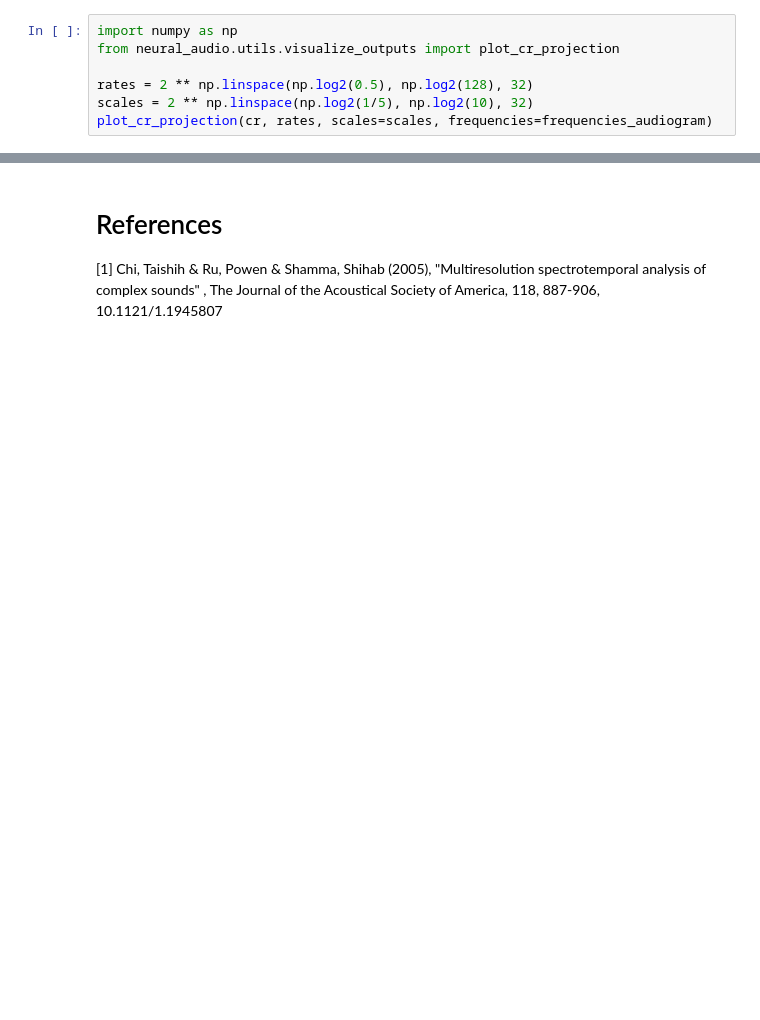
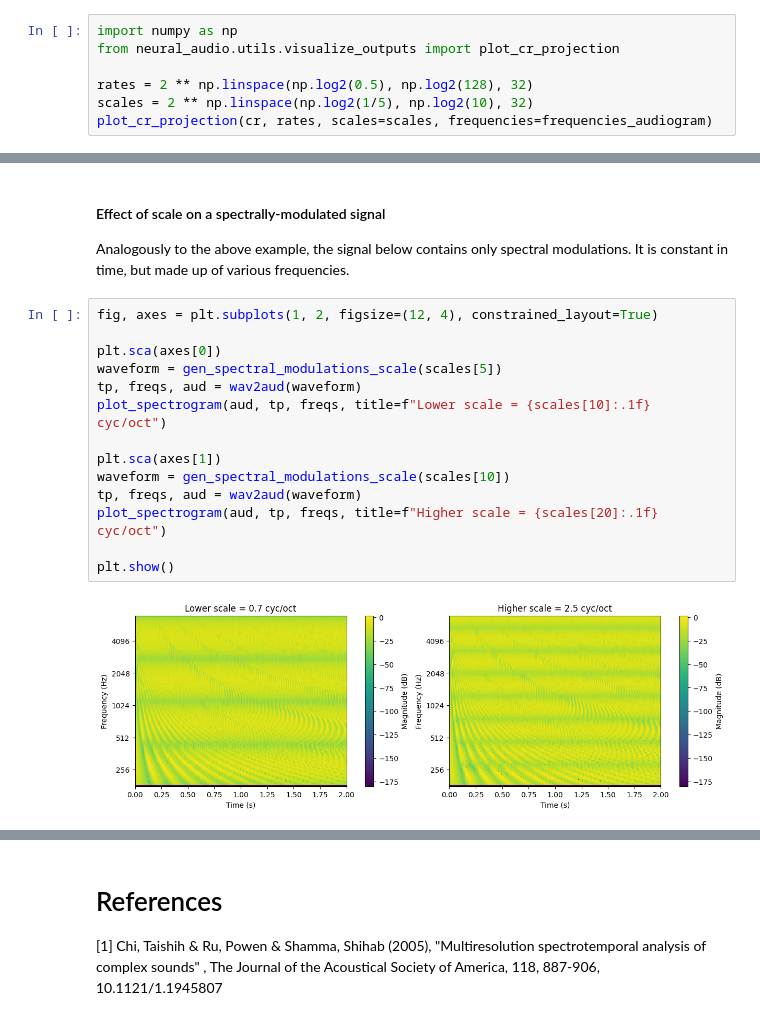
Before and after one commit to ninocapipoca/neural_audio, a Jupyter notebook: tutorials/Tutorial 2 - aud2cor.ipynb, the cells around one changed output, grey strips where cells are left out. Drawn from its saved outputs; the diff is of its cells as text; blank space fills up the shorter version.

```diff
--- a/tutorials/Tutorial 2 - aud2cor.ipynb
+++ b/tutorials/Tutorial 2 - aud2cor.ipynb
@@ -132,0 +191,19 @@ plot_cr_projection(cr, rates, scales=scales, frequencies=frequencies_audiogram)
+# %% [markdown]
+#### Effect of scale on a spectrally-modulated signal
+Analogously to the above example, the signal below contains only spectral modulations. It is constant in time, but made up of various frequencies.
+# %%
+fig, axes = plt.subplots(1, 2, figsize=(12, 4), constrained_layout=True)
+
+plt.sca(axes[0])
+waveform = gen_spectral_modulations_scale(scales[5])
+tp, freqs, aud = wav2aud(waveform)
+plot_spectrogram(aud, tp, freqs, title=f"Lower scale = {scales[10]:.1f} cyc/oct")
+
+plt.sca(axes[1])
+waveform = gen_spectral_modulations_scale(scales[10])
+tp, freqs, aud = wav2aud(waveform)
+plot_spectrogram(aud, tp, freqs, title=f"Higher scale = {scales[20]:.1f} cyc/oct")
+
+plt.show()
+# %% [output]
+[figure, added]
```
Also changed, not shown: parts of 25 cells of this notebook, 3 other files.
